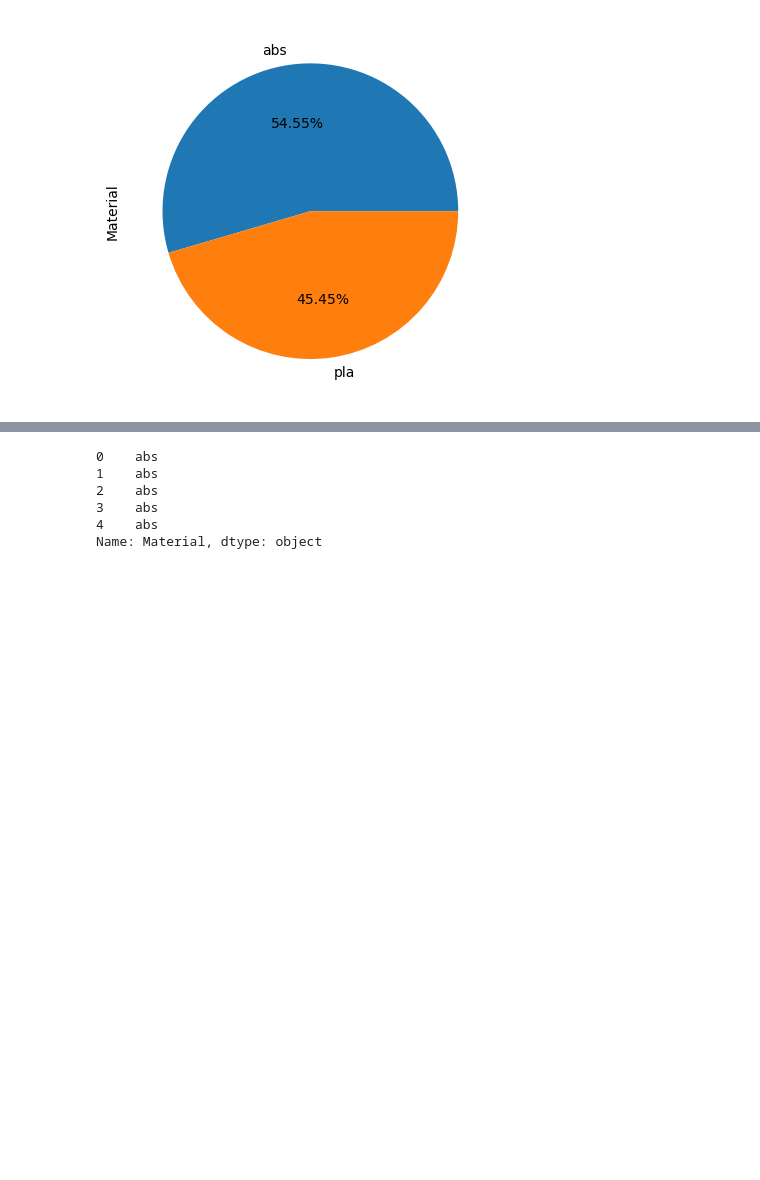
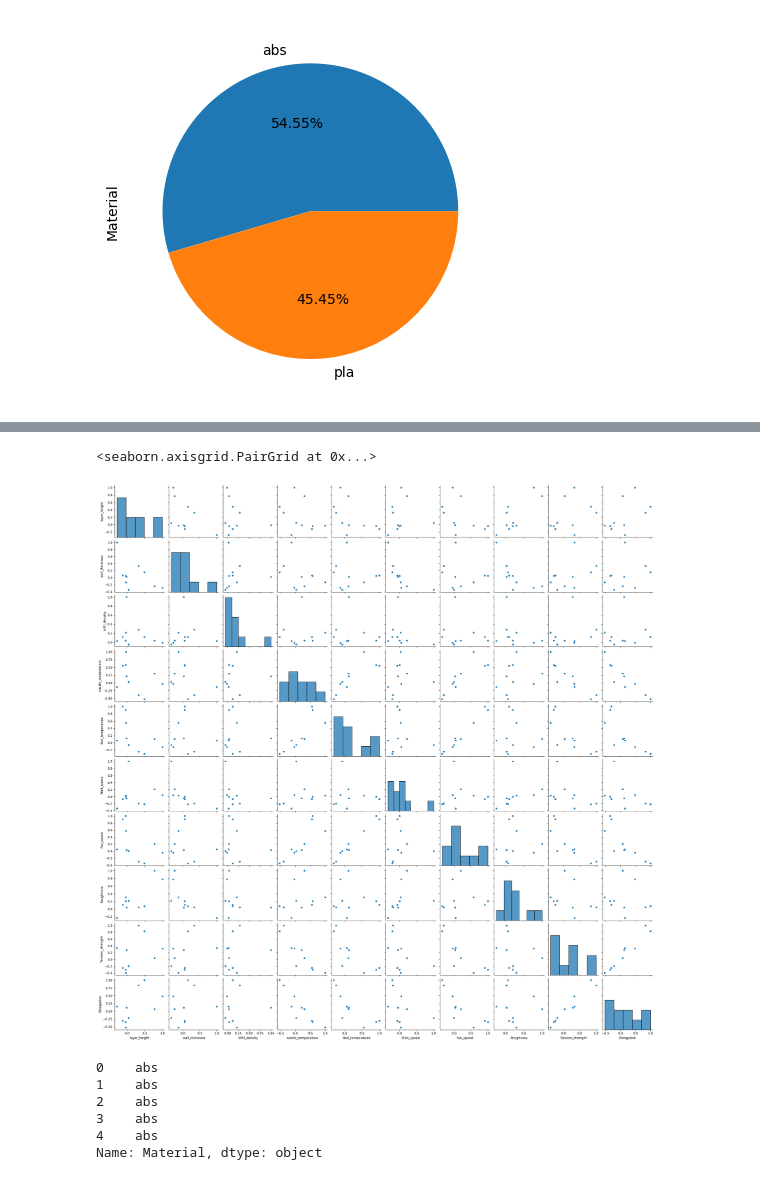
Before and after one commit to ShubhamGupta2505/MachineLearningPractice, a Jupyter notebook: 3d-printer-material-prediction.ipynb, the cells around one changed output, grey strips where cells are left out. Saved outputs shown, nothing was run; the diff lists cells and outputs as text; code cells hidden in the pictures; blank space fills up the shorter version.

```diff
--- a/3d-printer-material-prediction.ipynb
+++ b/3d-printer-material-prediction.ipynb
@@ -163,3 +199,8 @@ df['Material'].value_counts().plot.pie(autopct='%1.2f%%')
+# %%
+sns.pairplot(df.corr())
+# %% [output]
+<seaborn.axisgrid.PairGrid at 0x...>
+[figure, added]
 # %%
 Y = df.iloc[:,7]
 Y.head()
```
Also changed, not shown: parts of 4 cells of this notebook.
